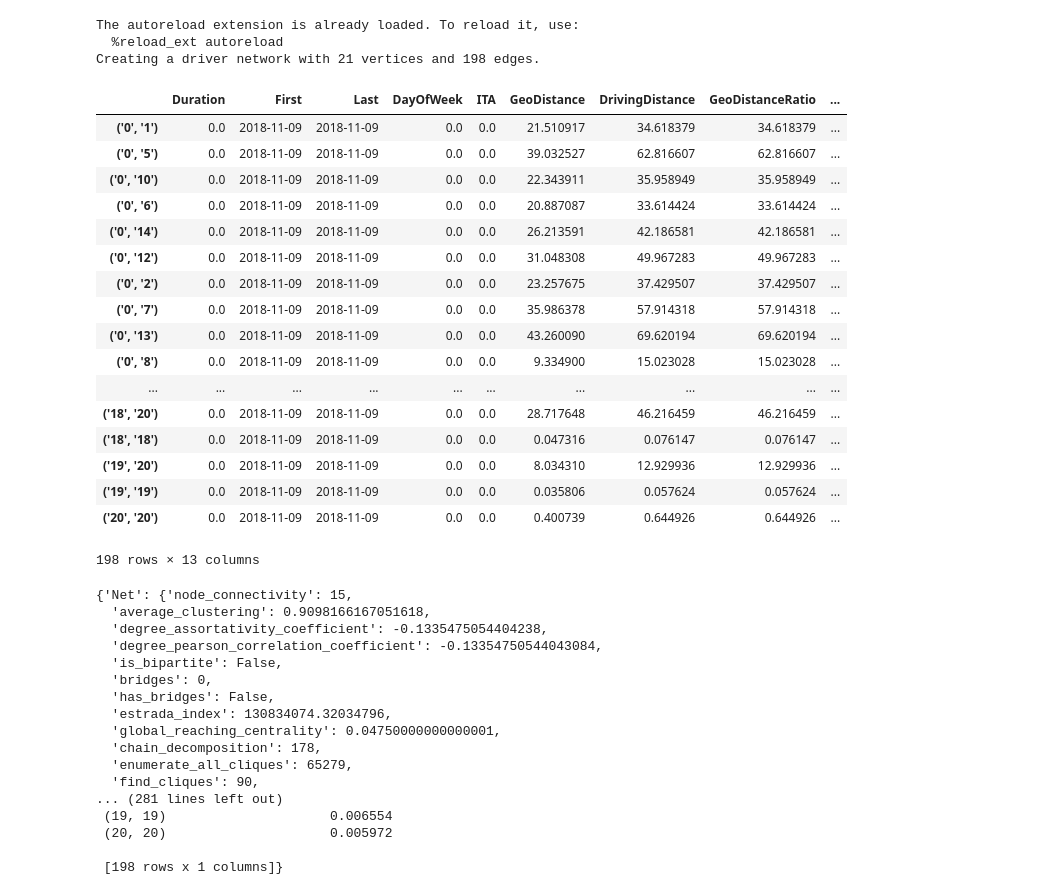
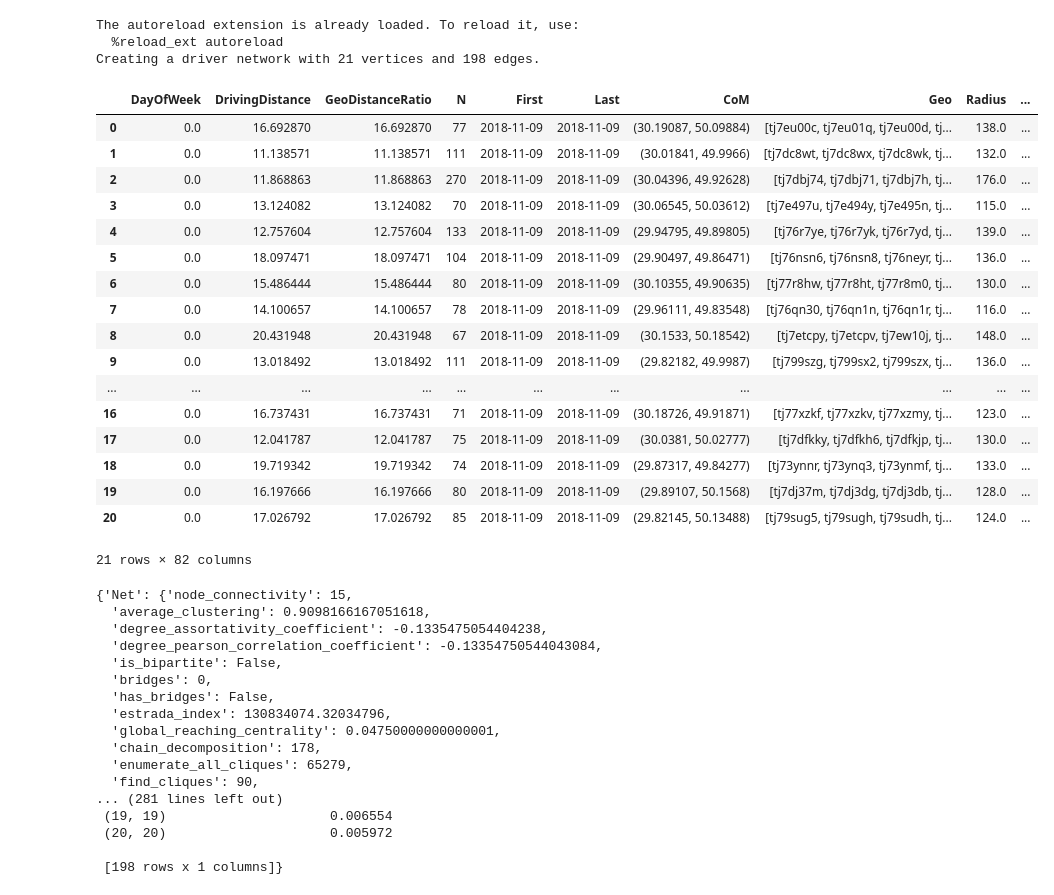
Before and after one commit to tgadf/network, a Jupyter notebook: createNetwork.ipynb, the cells around one changed output. Saved outputs shown, nothing was run; the diff lists cells and outputs as text; code cells hidden in the pictures.

```diff
--- a/createNetwork.ipynb
+++ b/createNetwork.ipynb
@@ -259,27 +259,27 @@ g = dn.getNetwork()
 The autoreload extension is already loaded. To reload it, use:
   %reload_ext autoreload
 Creating a driver network with 21 vertices and 198 edges.
-# %%
-dn.ver
-# %% [output]
-|  | Duration | First | Last | DayOfWeek | ITA | GeoDistance | DrivingDistance | GeoDistanceRatio | ... |
-| ('0', '1') | 0.0 | 2018-11-09 | 2018-11-09 | 0.0 | 0.0 | 21.510917 | 34.618379 | 34.618379 | ... |
-| ('0', '5') | 0.0 | 2018-11-09 | 2018-11-09 | 0.0 | 0.0 | 39.032527 | 62.816607 | 62.816607 | ... |
-| ('0', '10') | 0.0 | 2018-11-09 | 2018-11-09 | 0.0 | 0.0 | 22.343911 | 35.958949 | 35.958949 | ... |
-| ('0', '6') | 0.0 | 2018-11-09 | 2018-11-09 | 0.0 | 0.0 | 20.887087 | 33.614424 | 33.614424 | ... |
-| ('0', '14') | 0.0 | 2018-11-09 | 2018-11-09 | 0.0 | 0.0 | 26.213591 | 42.186581 | 42.186581 | ... |
-| ('0', '12') | 0.0 | 2018-11-09 | 2018-11-09 | 0.0 | 0.0 | 31.048308 | 49.967283 | 49.967283 | ... |
-| ('0', '2') | 0.0 | 2018-11-09 | 2018-11-09 | 0.0 | 0.0 | 23.257675 | 37.429507 | 37.429507 | ... |
-| ('0', '7') | 0.0 | 2018-11-09 | 2018-11-09 | 0.0 | 0.0 | 35.986378 | 57.914318 | 57.914318 | ... |
-| ('0', '13') | 0.0 | 2018-11-09 | 2018-11-09 | 0.0 | 0.0 | 43.260090 | 69.620194 | 69.620194 | ... |
-| ('0', '8') | 0.0 | 2018-11-09 | 2018-11-09 | 0.0 | 0.0 | 9.334900 | 15.023028 | 15.023028 | ... |
-| ... | ... | ... | ... | ... | ... | ... | ... | ... | ... |
-| ('18', '20') | 0.0 | 2018-11-09 | 2018-11-09 | 0.0 | 0.0 | 28.717648 | 46.216459 | 46.216459 | ... |
-| ('18', '18') | 0.0 | 2018-11-09 | 2018-11-09 | 0.0 | 0.0 | 0.047316 | 0.076147 | 0.076147 | ... |
-| ('19', '20') | 0.0 | 2018-11-09 | 2018-11-09 | 0.0 | 0.0 | 8.034310 | 12.929936 | 12.929936 | ... |
-| ('19', '19') | 0.0 | 2018-11-09 | 2018-11-09 | 0.0 | 0.0 | 0.035806 | 0.057624 | 0.057624 | ... |
-| ('20', '20') | 0.0 | 2018-11-09 | 2018-11-09 | 0.0 | 0.0 | 0.400739 | 0.644926 | 0.644926 | ... |
-198 rows × 13 columns
+# %%
+dn.vertexInfo.vertexAttrsDF
+# %% [output]
+|  | DayOfWeek | DrivingDistance | GeoDistanceRatio | N | First | Last | CoM | Geo | Radius | ... |
+| 0 | 0.0 | 16.692870 | 16.692870 | 77 | 2018-11-09 | 2018-11-09 | (30.19087, 50.09884) | [tj7eu00c, tj7eu01q, tj7eu00d, tj... | 138.0 | ... |
+| 1 | 0.0 | 11.138571 | 11.138571 | 111 | 2018-11-09 | 2018-11-09 | (30.01841, 49.9966) | [tj7dc8wt, tj7dc8wx, tj7dc8wk, tj... | 132.0 | ... |
+| 2 | 0.0 | 11.868863 | 11.868863 | 270 | 2018-11-09 | 2018-11-09 | (30.04396, 49.92628) | [tj7dbj74, tj7dbj71, tj7dbj7h, tj... | 176.0 | ... |
+| 3 | 0.0 | 13.124082 | 13.124082 | 70 | 2018-11-09 | 2018-11-09 | (30.06545, 50.03612) | [tj7e497u, tj7e494y, tj7e495n, tj... | 115.0 | ... |
+| 4 | 0.0 | 12.757604 | 12.757604 | 133 | 2018-11-09 | 2018-11-09 | (29.94795, 49.89805) | [tj76r7ye, tj76r7yk, tj76r7yd, tj... | 139.0 | ... |
+| 5 | 0.0 | 18.097471 | 18.097471 | 104 | 2018-11-09 | 2018-11-09 | (29.90497, 49.86471) | [tj76nsn6, tj76nsn8, tj76neyr, tj... | 136.0 | ... |
+| 6 | 0.0 | 15.486444 | 15.486444 | 80 | 2018-11-09 | 2018-11-09 | (30.10355, 49.90635) | [tj77r8hw, tj77r8ht, tj77r8m0, tj... | 130.0 | ... |
+| 7 | 0.0 | 14.100657 | 14.100657 | 78 | 2018-11-09 | 2018-11-09 | (29.96111, 49.83548) | [tj76qn30, tj76qn1n, tj76qn1r, tj... | 116.0 | ... |
+| 8 | 0.0 | 20.431948 | 20.431948 | 67 | 2018-11-09 | 2018-11-09 | (30.1533, 50.18542) | [tj7etcpy, tj7etcpv, tj7ew10j, tj... | 148.0 | ... |
+| 9 | 0.0 | 13.018492 | 13.018492 | 111 | 2018-11-09 | 2018-11-09 | (29.82182, 49.9987) | [tj799szg, tj799sx2, tj799szx, tj... | 136.0 | ... |
+| ... | ... | ... | ... | ... | ... | ... | ... | ... | ... | ... |
+| 16 | 0.0 | 16.737431 | 16.737431 | 71 | 2018-11-09 | 2018-11-09 | (30.18726, 49.91871) | [tj77xzkf, tj77xzkv, tj77xzmy, tj... | 123.0 | ... |
+| 17 | 0.0 | 12.041787 | 12.041787 | 75 | 2018-11-09 | 2018-11-09 | (30.0381, 50.02777) | [tj7dfkky, tj7dfkh6, tj7dfkjp, tj... | 130.0 | ... |
+| 18 | 0.0 | 19.719342 | 19.719342 | 74 | 2018-11-09 | 2018-11-09 | (29.87317, 49.84277) | [tj73ynnr, tj73ynq3, tj73ynmf, tj... | 133.0 | ... |
+| 19 | 0.0 | 16.197666 | 16.197666 | 80 | 2018-11-09 | 2018-11-09 | (29.89107, 50.1568) | [tj7dj37m, tj7dj3dg, tj7dj3db, tj... | 128.0 | ... |
+| 20 | 0.0 | 17.026792 | 17.026792 | 85 | 2018-11-09 | 2018-11-09 | (29.82145, 50.13488) | [tj79sug5, tj79sugh, tj79sudh, tj... | 124.0 | ... |
+21 rows × 82 columns
 # %%
 results
 # %% [output]
```
